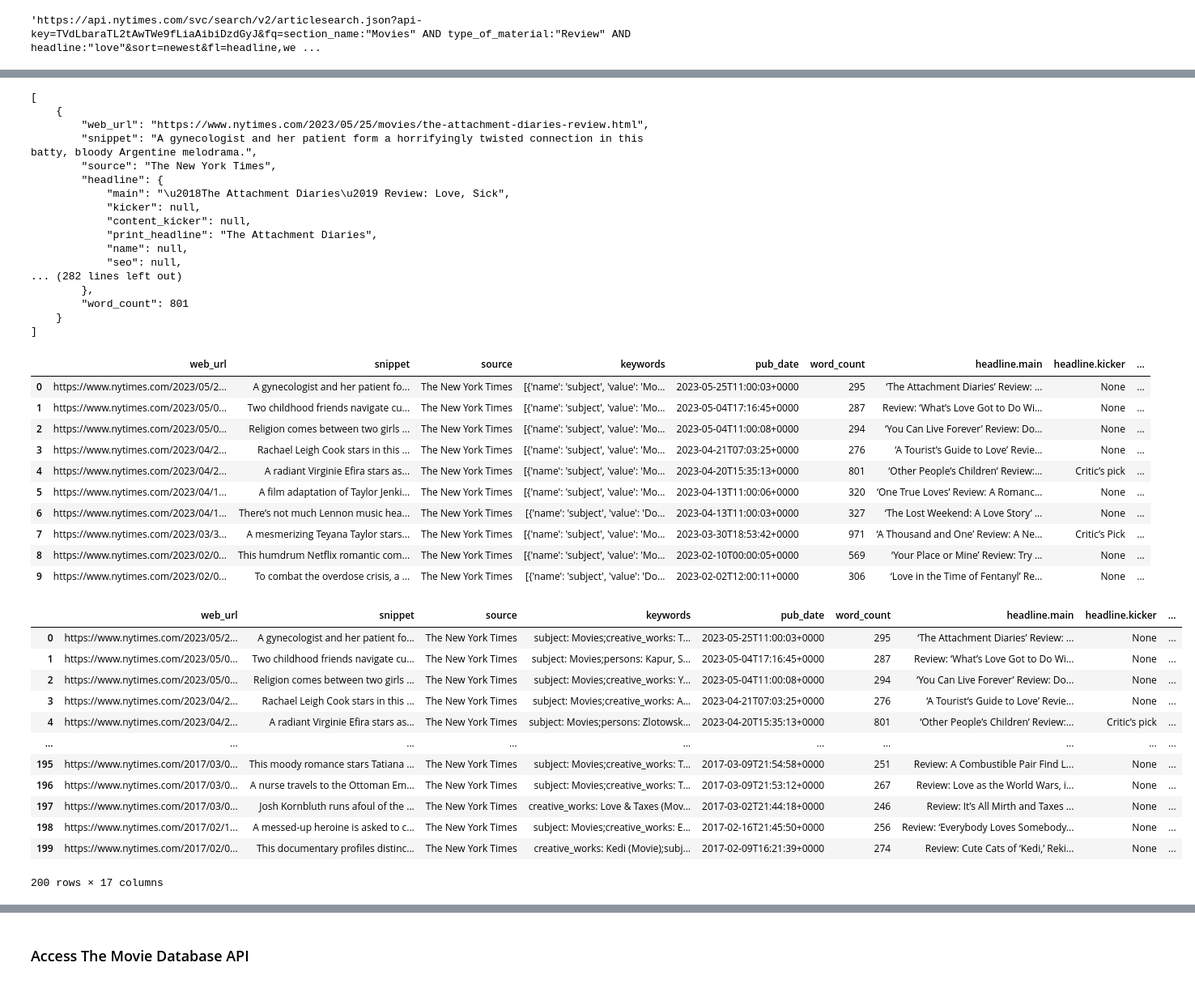
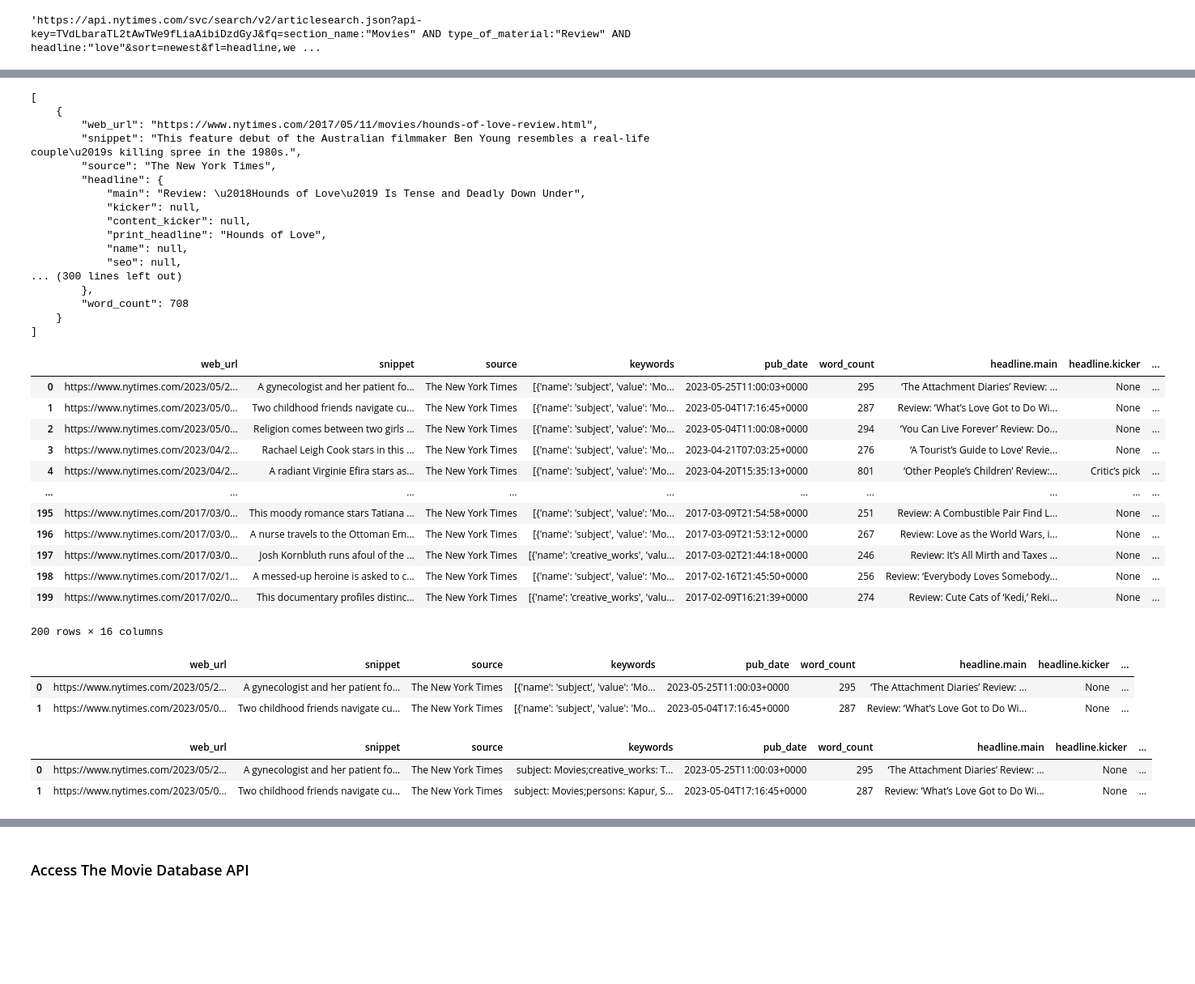
Before and after one commit to brian2656/data-sourcing-challenge, a Jupyter notebook: retrieve_movie_data.ipynb, the cells around one changed output, grey strips where cells are left out. Shown: that part at 81% size. Cells and saved outputs as stored; diff of their text form; code cells hidden in the pictures; blank space fills up the shorter version.

```diff
--- a/retrieve_movie_data.ipynb
+++ b/retrieve_movie_data.ipynb
@@ -46,33 +46,33 @@ query_url
 reviews_list=[]
 
 # loop through pages 0-19
-reviews_pages=list(range(1))
-for page in reviews_pages:
+
+for page in range(0,20):
     # create query with a page number
-    page_number=page*10
-    page_query=f"{query_url}&page={str(page)}&offset={page_number}"
+
+    page_query=f"{query_url}&page={page}"
 
     # API results show 10 articles at a time
 
     # Make a "GET" request and retrieve the JSON
-    retrieve_json=requests.get(query_url).json()
+    retrieve_json=requests.get(page_query).json()
+
     # Add a twelve second interval between queries to stay within API query limits
     time.sleep(12)
-    if retrieve_json["status"]=="OK":
+
     # Try and save the reviews to the reviews_list
-        try:
+    try:
 
     # loop through the reviews["response"]["docs"] and append each review to the list
-            for review in retrieve_json["response"]["docs"]:
-                reviews_list.append(review)
+        for review in retrieve_json["response"]["docs"]:
+            reviews_list.append(review)
         # Print the page that was just retrieved
-                print(f"{page} was retrieved")
+        print(f"{page} was retrieved")
 
 
         # Print the page number that had no results then break from the loop
-        except:
-            print(f"{page} had no results")
-    else:
-        Print ("its invalid")
+    except:
+        print(f"{page} had no results")
+        break
 # %% [output]
 0 was retrieved
@@ -93,19 +103,19 @@ print(formated_json)
 # %% [output]
 [
     {
-        "web_url": "https://www.nytimes.com/2023/05/25/movies/the-attachment-diaries-review.html",
-        "snippet": "A gynecologist and her patient form a horrifyingly twisted connection in this batty, bloody Argentine melodrama.",
+        "web_url": "https://www.nytimes.com/2017/05/11/movies/hounds-of-love-review.html",
+        "snippet": "This feature debut of the Australian filmmaker Ben Young resembles a real-life couple\u2019s killing spree in the 1980s.",
         "source": "The New York Times",
         "headline": {
-            "main": "\u2018The Attachment Diaries\u2019 Review: Love, Sick",
+            "main": "Review: \u2018Hounds of Love\u2019 Is Tense and Deadly Down Under",
             "kicker": null,
             "content_kicker": null,
-            "print_headline": "The Attachment Diaries",
+            "print_headline": "Hounds of Love",
             "name": null,
             "seo": null,
-... (282 lines left out)
+... (300 lines left out)
         },
-        "word_count": 801
+        "word_count": 708
     }
 ]
 # %%
@@ -119,42 +129,42 @@ pandas_df
 | 2 | https://www.nytimes.com/2023/05/0... | Religion comes between two girls ... | The New York Times | [{'name': 'subject', 'value': 'Mo... | 2023-05-04T11:00:08+0000 | 294 | ‘You Can Live Forever’ Review: Do... | None | ... |
 | 3 | https://www.nytimes.com/2023/04/2... | Rachael Leigh Cook stars in this ... | The New York Times | [{'name': 'subject', 'value': 'Mo... | 2023-04-21T07:03:25+0000 | 276 | ‘A Tourist’s Guide to Love’ Revie... | None | ... |
 | 4 | https://www.nytimes.com/2023/04/2... | A radiant Virginie Efira stars as... | The New York Times | [{'name': 'subject', 'value': 'Mo... | 2023-04-20T15:35:13+0000 | 801 | ‘Other People’s Children’ Review:... | Critic’s pick | ... |
-| 5 | https://www.nytimes.com/2023/04/1... | A film adaptation of Taylor Jenki... | The New York Times | [{'name': 'subject', 'value': 'Mo... | 2023-04-13T11:00:06+0000 | 320 | ‘One True Loves’ Review: A Romanc... | None | ... |
-| 6 | https://www.nytimes.com/2023/04/1... | There’s not much Lennon music hea... | The New York Times | [{'name': 'subject', 'value': 'Do... | 2023-04-13T11:00:03+0000 | 327 | ‘The Lost Weekend: A Love Story’ ... | None | ... |
-| 7 | https://www.nytimes.com/2023/03/3... | A mesmerizing Teyana Taylor stars... | The New York Times | [{'name': 'subject', 'value': 'Mo... | 2023-03-30T18:53:42+0000 | 971 | ‘A Thousand and One’ Review: A Ne... | Critic’s Pick | ... |
-| 8 | https://www.nytimes.com/2023/02/0... | This humdrum Netflix romantic com... | The New York Times | [{'name': 'subject', 'value': 'Mo... | 2023-02-10T00:00:05+0000 | 569 | ‘Your Place or Mine’ Review: Try ... | None | ... |
-| 9 | https://www.nytimes.com/2023/02/0... | To combat the overdose crisis, a ... | The New York Times | [{'name': 'subject', 'value': 'Do... | 2023-02-02T12:00:11+0000 | 306 | ‘Love in the Time of Fentanyl’ Re... | None | ... |
+| ... | ... | ... | ... | ... | ... | ... | ... | ... | ... |
+| 195 | https://www.nytimes.com/2017/03/0... | This moody romance stars Tatiana ... | The New York Times | [{'name': 'subject', 'value': 'Mo... | 2017-03-09T21:54:58+0000 | 251 | Review: A Combustible Pair Find L... | None | ... |
+| 196 | https://www.nytimes.com/2017/03/0... | A nurse travels to the Ottoman Em... | The New York Times | [{'name': 'subject', 'value': 'Mo... | 2017-03-09T21:53:12+0000 | 267 | Review: Love as the World Wars, i... | None | ... |
+| 197 | https://www.nytimes.com/2017/03/0... | Josh Kornbluth runs afoul of the ... | The New York Times | [{'name': 'creative_works', 'valu... | 2017-03-02T21:44:18+0000 | 246 | Review: It’s All Mirth and Taxes ... | None | ... |
+| 198 | https://www.nytimes.com/2017/02/1... | A messed-up heroine is asked to c... | The New York Times | [{'name': 'subject', 'value': 'Mo... | 2017-02-16T21:45:50+0000 | 256 | Review: ‘Everybody Loves Somebody... | None | ... |
+| 199 | https://www.nytimes.com/2017/02/0... | This documentary profiles distinc... | The New York Times | [{'name': 'creative_works', 'valu... | 2017-02-09T16:21:39+0000 | 274 | Review: Cute Cats of ‘Kedi,’ Reki... | None | ... |
+200 rows × 16 columns
 # %%
 # Extract the title from the "headline.main" column and
 # save it to a new column "title"
 # Title is between unicode characters \u2018 and \u2019.
 # End string should include " Review" to avoid cutting title early
+pandas_df["title"]=pandas_df["headline.main"].apply(lambda st: st[st.find("\u2018")+1:st.find("\u2019 Review")])
+pandas_df.head(2)
+# %% [output]
+|  | web_url | snippet | source | keywords | pub_date | word_count | headline.main | headline.kicker | ... |
+| 0 | https://www.nytimes.com/2023/05/2... | A gynecologist and her patient fo... | The New York Times | [{'name': 'subject', 'value': 'Mo... | 2023-05-25T11:00:03+0000 | 295 | ‘The Attachment Diaries’ Review: ... | None | ... |
+| 1 | https://www.nytimes.com/2023/05/0... | Two childhood friends navigate cu... | The New York Times | [{'name': 'subject', 'value': 'Mo... | 2023-05-04T17:16:45+0000 | 287 | Review: ‘What’s Love Got to Do Wi... | None | ... |
 # %%
 # Extract 'name' and 'value' from items in "keywords" column
 def extract_keywords(keyword_list):
     extracted_keywords = ""
     for item in keyword_list:
         # Extract 'name' and 'value'
         keyword = f"{item['name']}: {item['value']};"
         # Append the keyword item to the extracted_keywords list
         extracted_keywords += keyword
     return extracted_keywords
 
 # Fix the "keywords" column by converting cells from a list to a string
+pandas_df["keywords"]=pandas_df["keywords"].apply(extract_keywords)
+pandas_df.head(2)
 # %% [output]
 |  | web_url | snippet | source | keywords | pub_date | word_count | headline.main | headline.kicker | ... |
 | 0 | https://www.nytimes.com/2023/05/2... | A gynecologist and her patient fo... | The New York Times | subject: Movies;creative_works: T... | 2023-05-25T11:00:03+0000 | 295 | ‘The Attachment Diaries’ Review: ... | None | ... |
 | 1 | https://www.nytimes.com/2023/05/0... | Two childhood friends navigate cu... | The New York Times | subject: Movies;persons: Kapur, S... | 2023-05-04T17:16:45+0000 | 287 | Review: ‘What’s Love Got to Do Wi... | None | ... |
-| 2 | https://www.nytimes.com/2023/05/0... | Religion comes between two girls ... | The New York Times | subject: Movies;creative_works: Y... | 2023-05-04T11:00:08+0000 | 294 | ‘You Can Live Forever’ Review: Do... | None | ... |
-| 3 | https://www.nytimes.com/2023/04/2... | Rachael Leigh Cook stars in this ... | The New York Times | subject: Movies;creative_works: A... | 2023-04-21T07:03:25+0000 | 276 | ‘A Tourist’s Guide to Love’ Revie... | None | ... |
-| 4 | https://www.nytimes.com/2023/04/2... | A radiant Virginie Efira stars as... | The New York Times | subject: Movies;persons: Zlotowsk... | 2023-04-20T15:35:13+0000 | 801 | ‘Other People’s Children’ Review:... | Critic’s pick | ... |
-| ... | ... | ... | ... | ... | ... | ... | ... | ... | ... |
-| 195 | https://www.nytimes.com/2017/03/0... | This moody romance stars Tatiana ... | The New York Times | subject: Movies;creative_works: T... | 2017-03-09T21:54:58+0000 | 251 | Review: A Combustible Pair Find L... | None | ... |
-| 196 | https://www.nytimes.com/2017/03/0... | A nurse travels to the Ottoman Em... | The New York Times | subject: Movies;creative_works: T... | 2017-03-09T21:53:12+0000 | 267 | Review: Love as the World Wars, i... | None | ... |
-| 197 | https://www.nytimes.com/2017/03/0... | Josh Kornbluth runs afoul of the ... | The New York Times | creative_works: Love & Taxes (Mov... | 2017-03-02T21:44:18+0000 | 246 | Review: It’s All Mirth and Taxes ... | None | ... |
-| 198 | https://www.nytimes.com/2017/02/1... | A messed-up heroine is asked to c... | The New York Times | subject: Movies;creative_works: E... | 2017-02-16T21:45:50+0000 | 256 | Review: ‘Everybody Loves Somebody... | None | ... |
-| 199 | https://www.nytimes.com/2017/02/0... | This documentary profiles distinc... | The New York Times | creative_works: Kedi (Movie);subj... | 2017-02-09T16:21:39+0000 | 274 | Review: Cute Cats of ‘Kedi,’ Reki... | None | ... |
-200 rows × 17 columns
 # %%
 # Create a list from the "title" column using to_list()
 # These titles will be used in the query for The Movie Database
```
Also changed, not shown: parts of 10 cells of this notebook.
